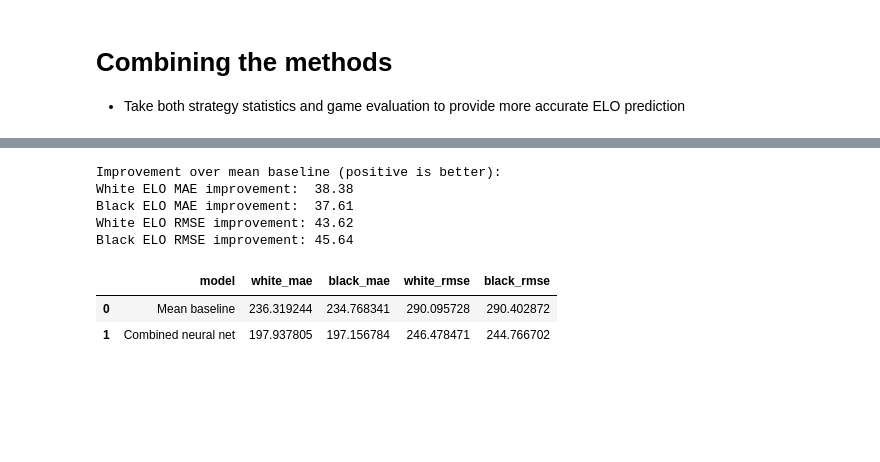
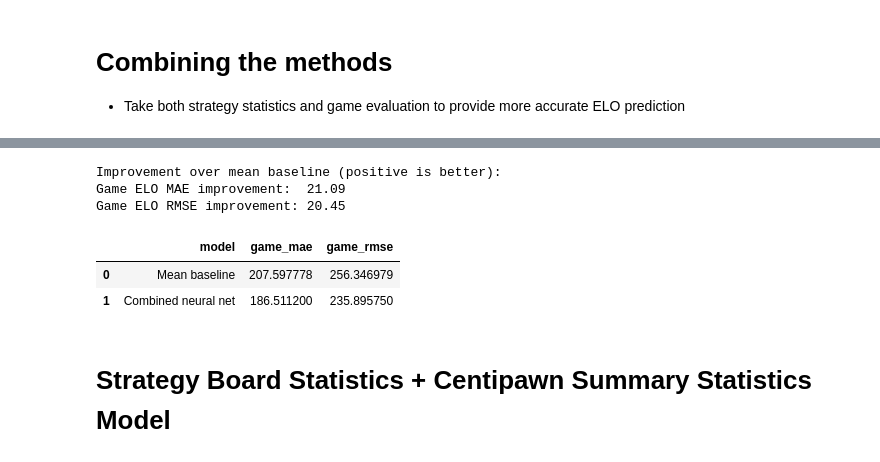
Before and after one commit to T-hawk/chess-ds-final, a Jupyter notebook: neural-net.ipynb, the cells around one changed output, grey strips where cells are left out. Drawn from its saved outputs; the diff is of its cells as text; code cells hidden in the pictures; blank space fills up the shorter version.

```diff
--- a/neural-net.ipynb
+++ b/neural-net.ipynb
@@ -618,8 +581,9 @@ neural_net_with_centipawn = neural_net_input.merge(
     how="inner"
 )
 
-centipawn_vector_input = neural_net_with_centipawn[neural_net_with_centipawn["total_turns"] >= 60]
+centipawn_vector_input = neural_net_with_centipawn[neural_net_with_centipawn["total_turns"] >= 40]
 
-centipawn_vector_input = centipawn_vector_input[["white_centipawn", "black_centipawn", "white_elo", "black_elo"]]
+centipawn_vector_input = centipawn_vector_input[["white_centipawn", "black_centipawn", "white_elo", "black_elo"]].copy()
+centipawn_vector_input["game_elo"] = centipawn_vector_input[["white_elo", "black_elo"]].mean(axis=1)
 centipawn_vector_input
 # %% [output]
@@ -919,9 +878,11 @@ combined_neural_net_input = pd.concat(
     [
         white_cp_df,
         black_cp_df,
-        neural_net_with_centipawn[neural_net_with_centipawn["total_turns"] >= 60]
+        neural_net_with_centipawn[neural_net_with_centipawn["total_turns"] >= 40]
     ],
     axis=1
 )
 
+combined_neural_net_input["game_elo"] = combined_neural_net_input[["white_elo", "black_elo"]].mean(axis=1)
 combined_neural_net_input = combined_neural_net_input.drop(columns=["centipawn", "black_centipawn", "white_centipawn", "idx", "index", "rating_bucket", "total_turns", "white_turns", "black_turns", "average_elo"])
+combined_neural_net_input
@@ -1021,38 +991,31 @@ Black ELO RMSE: 246.95
 # %%
 # ==============================
-# Baseline comparison: predict mean ELO
+# Baseline comparison: predict mean game ELO
 # ==============================
-baseline_mean_pred = np.tile(y_combined_train_full.mean(axis=0), (len(y_combined_test), 1))
+baseline_mean_pred = np.full((len(y_combined_test), 1), y_combined_train_full.mean())
 
-baseline_white_mae = mean_absolute_error(y_combined_test[:, 0], baseline_mean_pred[:, 0])
-baseline_black_mae = mean_absolute_error(y_combined_test[:, 1], baseline_mean_pred[:, 1])
-
-baseline_white_rmse = np.sqrt(mean_squared_error(y_combined_test[:, 0], baseline_mean_pred[:, 0]))
-baseline_black_rmse = np.sqrt(mean_squared_error(y_combined_test[:, 1], baseline_mean_pred[:, 1]))
+baseline_game_mae = mean_absolute_error(y_combined_test[:, 0], baseline_mean_pred[:, 0])
+baseline_game_rmse = np.sqrt(mean_squared_error(y_combined_test[:, 0], baseline_mean_pred[:, 0]))
 
 comparison_df = pd.DataFrame(
     {
         "model": ["Mean baseline", "Combined neural net"],
-        "white_mae": [baseline_white_mae, combined_white_mae],
-        "black_mae": [baseline_black_mae, combined_black_mae],
-        "white_rmse": [baseline_white_rmse, combined_white_rmse],
-        "black_rmse": [baseline_black_rmse, combined_black_rmse],
+        "game_mae": [baseline_game_mae, combined_game_mae],
+        "game_rmse": [baseline_game_rmse, combined_game_rmse],
     }
 )
 
 print("Improvement over mean baseline (positive is better):")
-print(f"White ELO MAE improvement:  {baseline_white_mae - combined_white_mae:.2f}")
-print(f"Black ELO MAE improvement:  {baseline_black_mae - combined_black_mae:.2f}")
-print(f"White ELO RMSE improvement: {baseline_white_rmse - combined_white_rmse:.2f}")
-print(f"Black ELO RMSE improvement: {baseline_black_rmse - combined_black_rmse:.2f}")
+print(f"Game ELO MAE improvement:  {baseline_game_mae - combined_game_mae:.2f}")
+print(f"Game ELO RMSE improvement: {baseline_game_rmse - combined_game_rmse:.2f}")
 
 comparison_df
 # %% [output]
 Improvement over mean baseline (positive is better):
-White ELO MAE improvement:  38.38
-Black ELO MAE improvement:  37.61
-White ELO RMSE improvement: 43.62
-Black ELO RMSE improvement: 45.64
+Game ELO MAE improvement:  21.09
+Game ELO RMSE improvement: 20.45
-|  | model | white_mae | black_mae | white_rmse | black_rmse |
-| 0 | Mean baseline | 236.319244 | 234.768341 | 290.095728 | 290.402872 |
-| 1 | Combined neural net | 197.937805 | 197.156784 | 246.478471 | 244.766702 |
+|  | model | game_mae | game_rmse |
+| 0 | Mean baseline | 207.597778 | 256.346979 |
+| 1 | Combined neural net | 186.511200 | 235.895750 |
+# %% [markdown]
+# Strategy Board Statistics + Centipawn Summary Statistics Model
```
Also changed, not shown: parts of 13 cells of this notebook, 1 other file.
